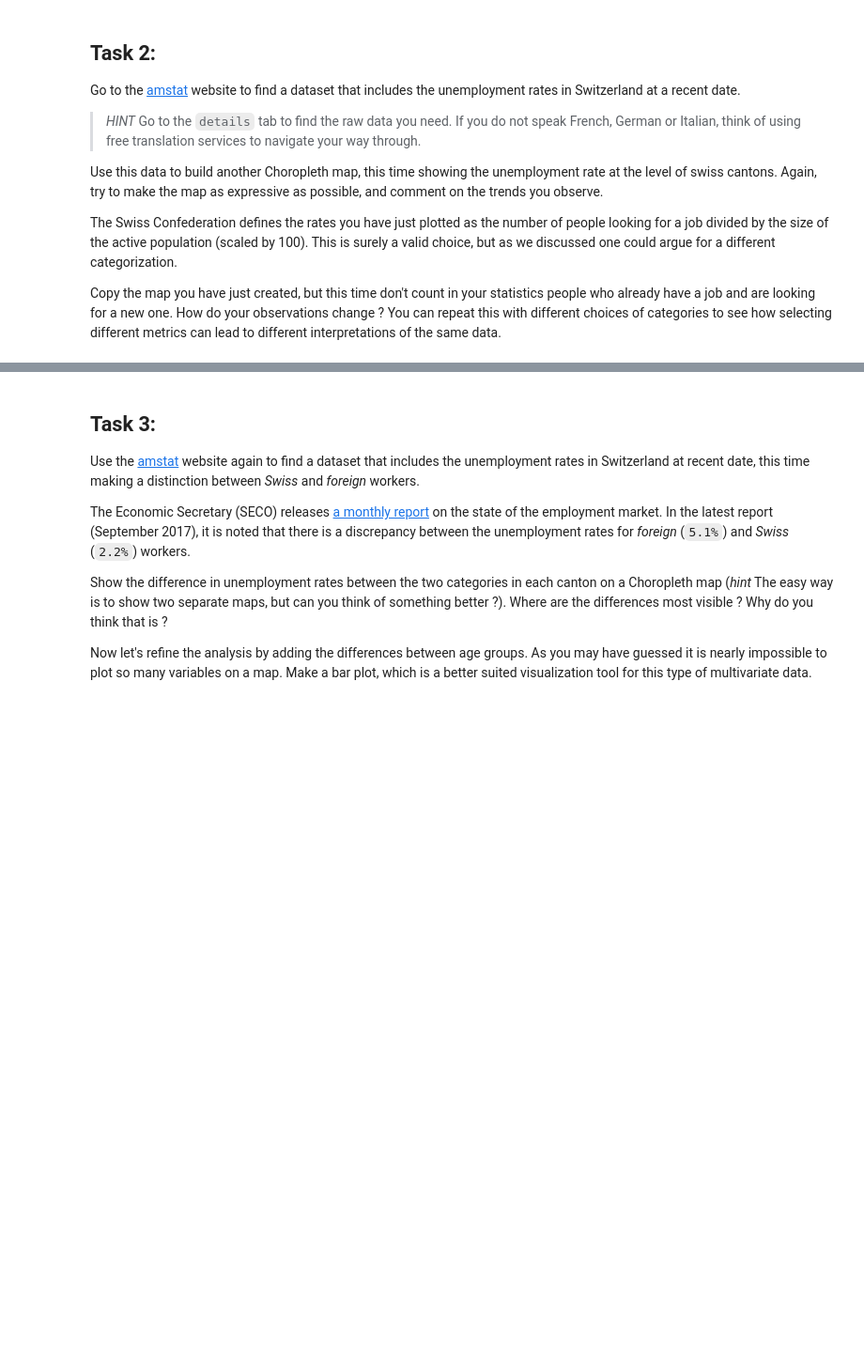
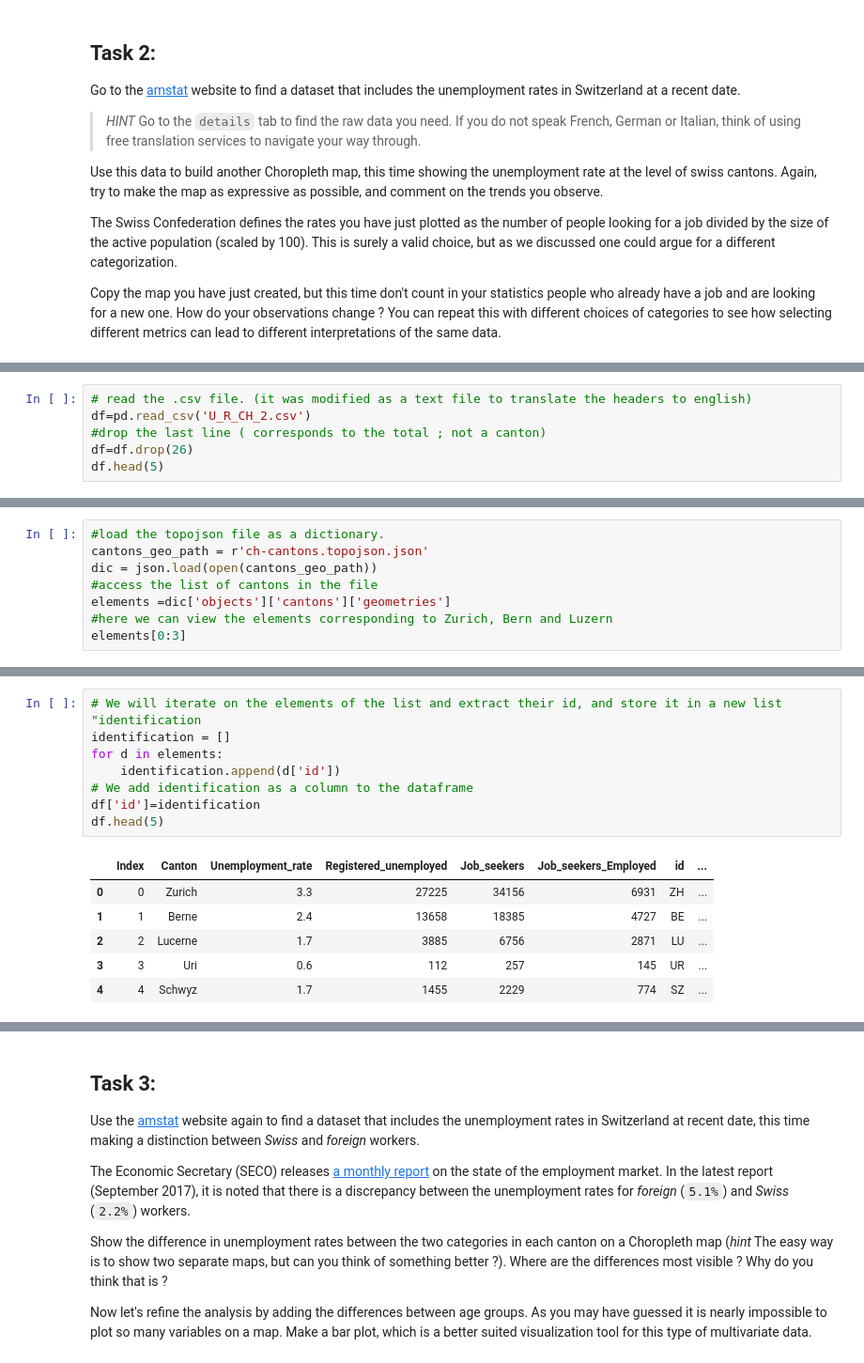
Before and after one commit to sourabhlal/ada2017, a Jupyter notebook: 03 - Interactive Viz/Homework3.ipynb, the cells around one changed output, grey strips where cells are left out. Shown at 94% size. Cells and saved outputs as stored; diff of their text form; blank space fills up the shorter version.

```diff
--- a/03 - Interactive Viz/Homework3.ipynb
+++ b/03 - Interactive Viz/Homework3.ipynb
@@ -29,0 +52,6 @@ Copy the map you have just created, but this time don't count in your statistics
+# %%
+# read the .csv file. (it was modified as a text file to translate the headers to english)
+df=pd.read_csv('U_R_CH_2.csv')
+#drop the last line ( corresponds to the total ; not a canton)
+df=df.drop(26)
+df.head(5)
@@ -29,0 +73,8 @@ Copy the map you have just created, but this time don't count in your statistics
+# %%
+#load the topojson file as a dictionary.
+cantons_geo_path = r'ch-cantons.topojson.json'
+dic = json.load(open(cantons_geo_path))
+#access the list of cantons in the file
+elements =dic['objects']['cantons']['geometries']
+#here we can view the elements corresponding to Zurich, Bern and Luzern
+elements[0:3]
@@ -29,0 +97,15 @@ Copy the map you have just created, but this time don't count in your statistics
+# %%
+# We will iterate on the elements of the list and extract their id, and store it in a new list "identification
+identification = []
+for d in elements:
+    identification.append(d['id'])
+# We add identification as a column to the dataframe
+df['id']=identification
+df.head(5)
+# %% [output]
+|  | Index | Canton | Unemployment_rate | Registered_unemployed | Job_seekers | Job_seekers_Employed | id | ... |
+| 0 | 0 | Zurich | 3.3 | 27225 | 34156 | 6931 | ZH | ... |
+| 1 | 1 | Berne | 2.4 | 13658 | 18385 | 4727 | BE | ... |
+| 2 | 2 | Lucerne | 1.7 | 3885 | 6756 | 2871 | LU | ... |
+| 3 | 3 | Uri | 0.6 | 112 | 257 | 145 | UR | ... |
+| 4 | 4 | Schwyz | 1.7 | 1455 | 2229 | 774 | SZ | ... |
```
Also changed, not shown: parts of 32 cells of this notebook, 5 other files.
